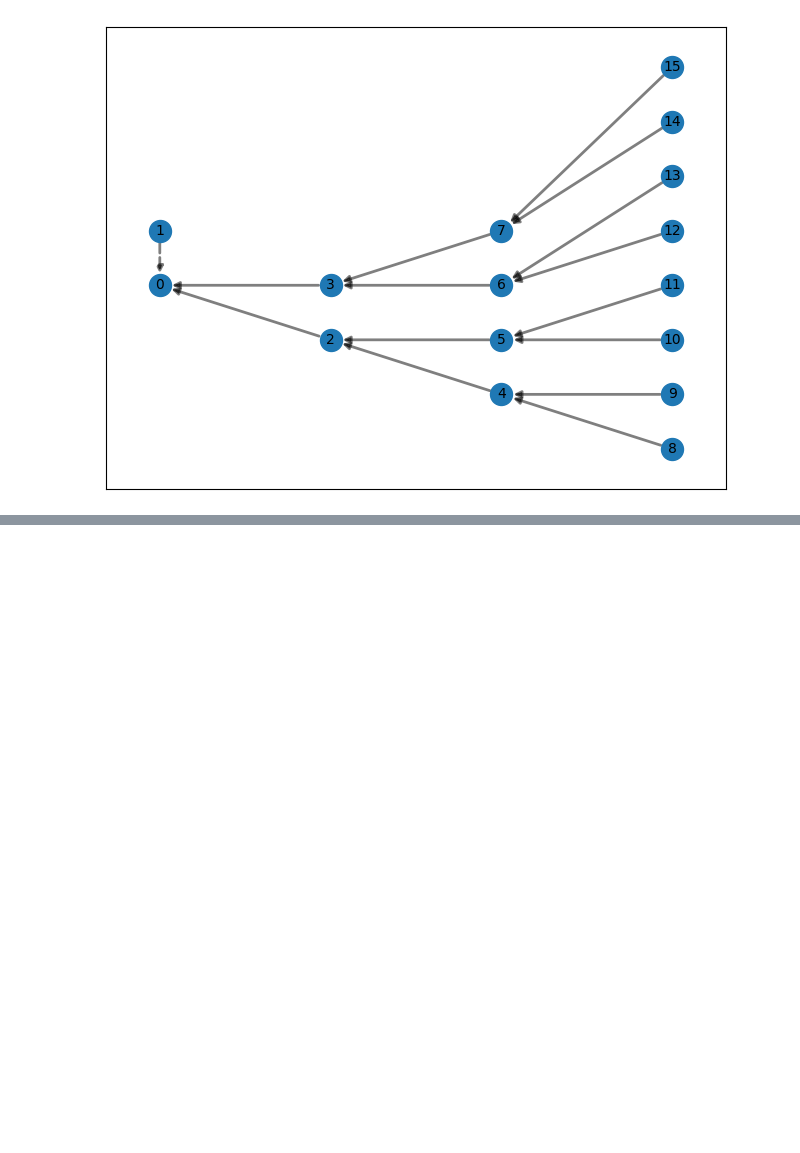
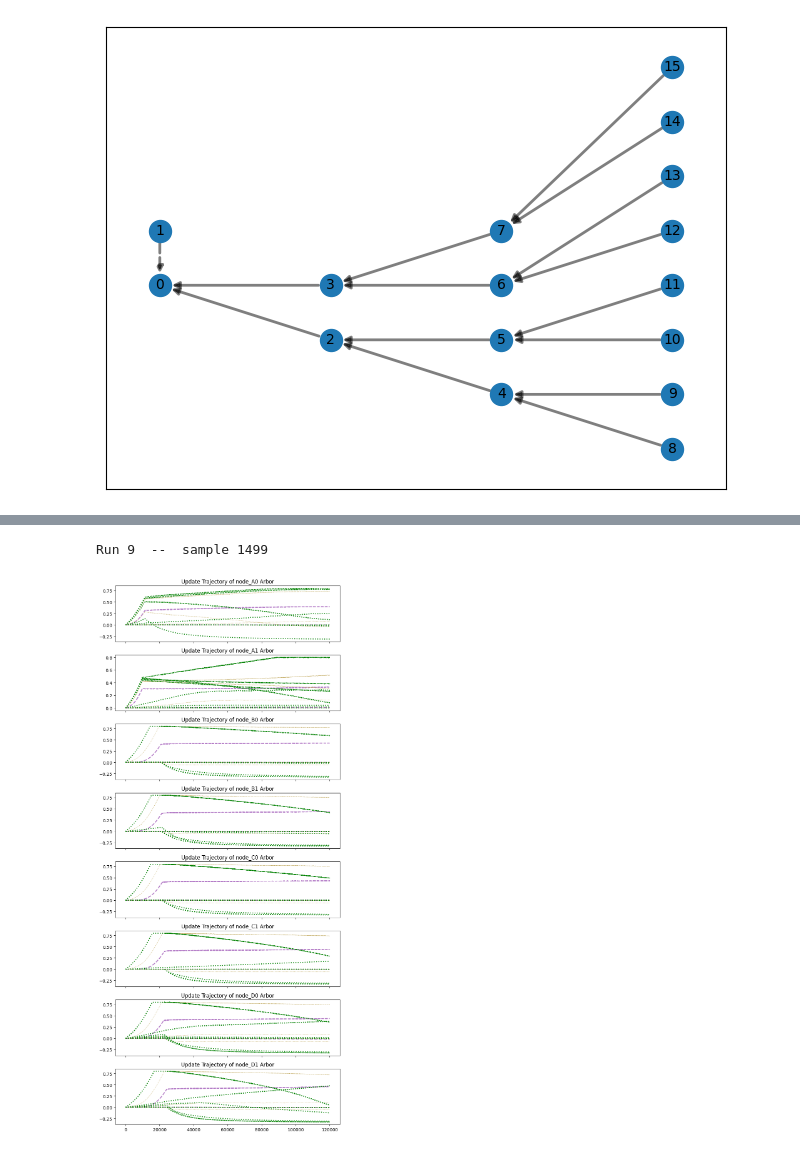
Before and after one commit to ryangitsit/slim_soens, a Jupyter notebook: experiments/ecg.ipynb, the cells around one changed output, grey strips where cells are left out. Drawn from its saved outputs; the diff is of its cells as text; code cells hidden in the pictures; blank space fills up the shorter version.

```diff
--- a/experiments/ecg.ipynb
+++ b/experiments/ecg.ipynb
@@ -319,0 +350,56 @@ for tst in range(train,train+test):
+# %%
+def spikes_to_chunks(in_spikes,start,stop):
+    chunk_spikes = [[] for _ in range(8)]
+    for c,channel in enumerate(in_spikes):
+        for spk in channel:
+            if spk >= start and spk < stop:
+                chunk_spikes[c].append(spk-start)
+    return chunk_spikes
+# %%
+train = 1500
+test  = 1
+eta = 0.001
+max_offset = 0.8
+updater = 'classic'
+duration = 140
+runs = 10
+window = int(duration/len(chunks))
+
+for run in range(runs):
+    success = 0
+    for trn in range(train):
+
+
+        for i, chunk in enumerate(chunks):
+
+            start = i*window
+            stop = i*window+window
+
+
+            ### Regular ECG Signals ###
+            in_spikes = reg_spikes[trn]
+            chunk_spikes = spikes_to_chunks(in_spikes,start,stop)
+
+            targets = np.zeros((8,))
+            targets[i*2] = 1
+
+
+
+            outputs = run_net(nodes,chunk_spikes,targets,duration=window,plotting=False)
+
+
+            ### Anomolous ECG Signals ###
+            in_spikes = anom_spikes[trn]
+            chunk_spikes = spikes_to_chunks(in_spikes,start,stop)
+
+            targets = np.zeros((8,))
+            targets[i*2+1] = 1
+
+            outputs = run_net(nodes,chunk_spikes,targets,duration=window,plotting=False)
+
+            print(f"Run {run}  --  sample {trn}",end="\r")
+
+plot_trajectories(nodes)
+# %% [output]
+Run 9  --  sample 1499
+[figure, added]
```
Also changed, not shown: parts of 8 cells of this notebook, 1 other file.
